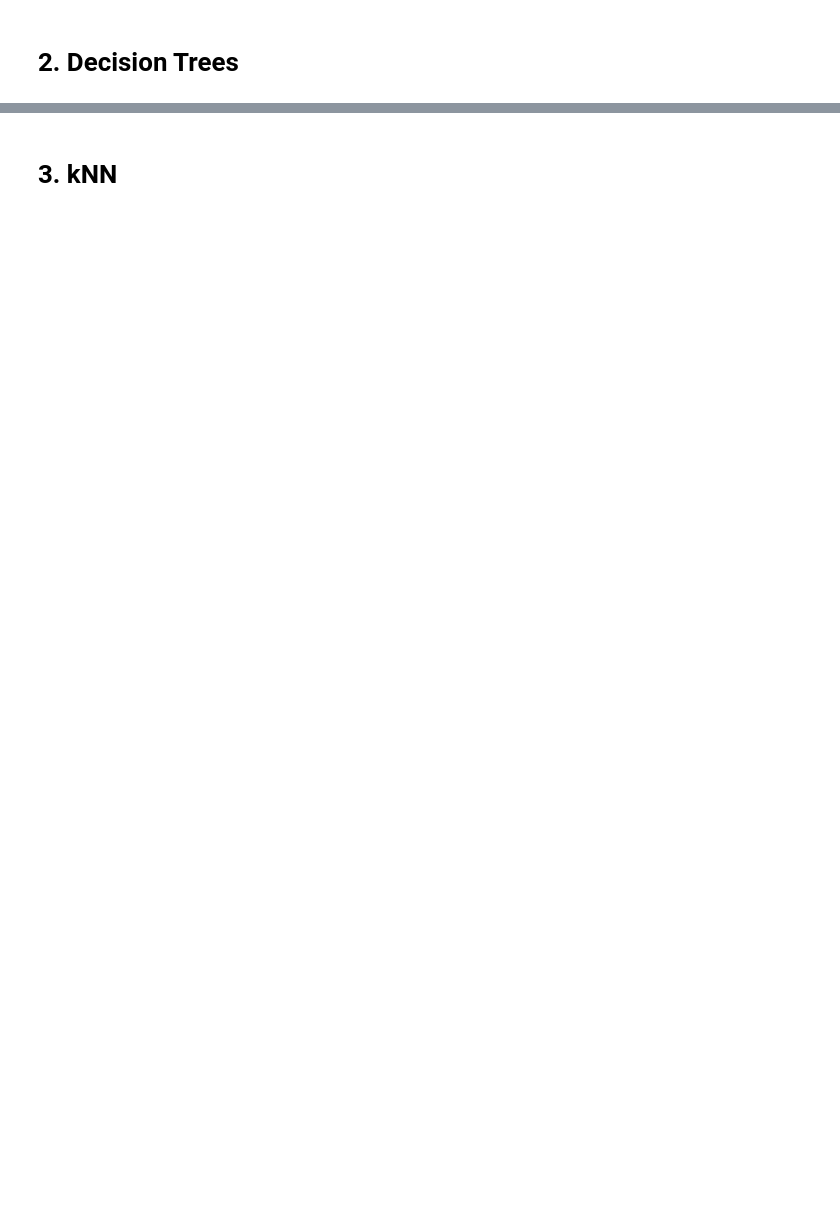
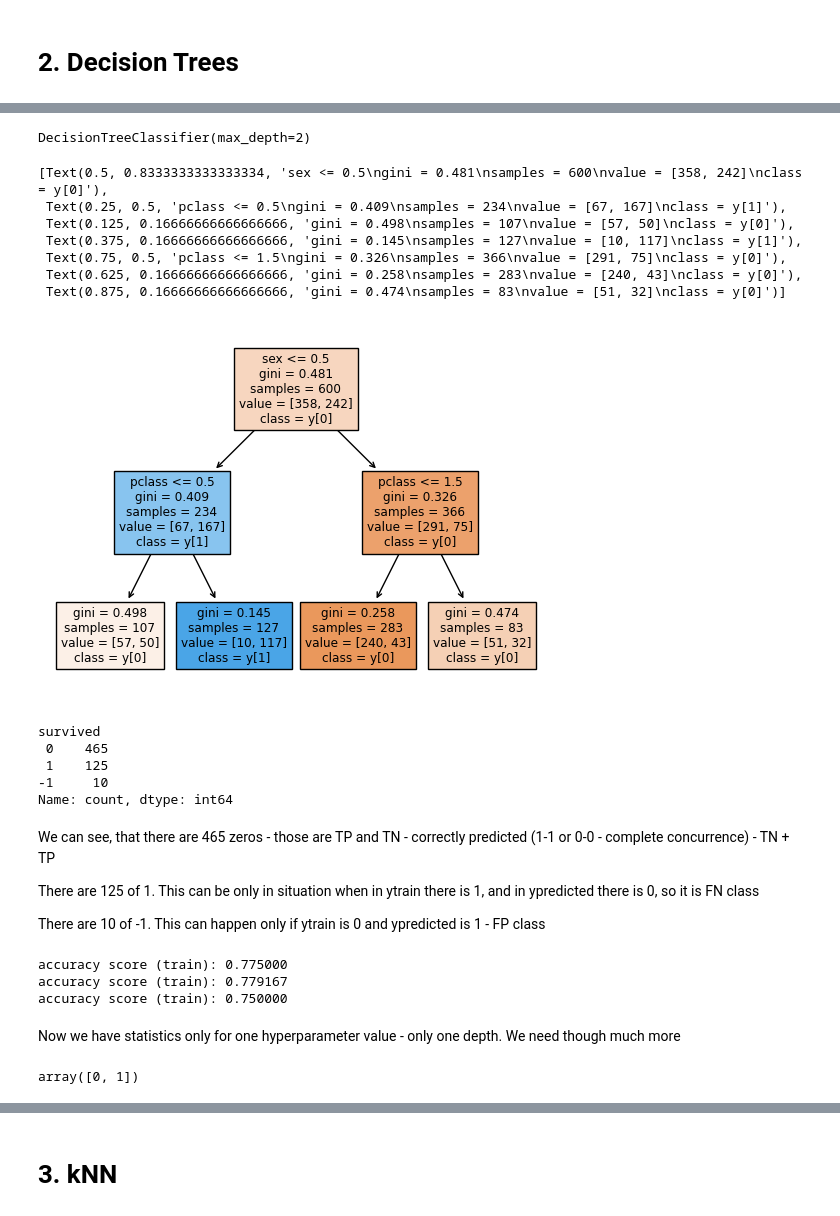
Before and after one commit to nickobard/Machine-Learning-I, a Jupyter notebook: 01/homework_01.ipynb, the cells around one changed output, grey strips where cells are left out. Saved outputs shown, nothing was run; the diff lists cells and outputs as text; code cells hidden in the pictures; blank space fills up the shorter version.

Commit message:
Decision Trees blitzkrieg done but without statistics for now

```diff
--- a/01/homework_01.ipynb
+++ b/01/homework_01.ipynb
@@ -709,0 +761,3 @@ For now we will just drop it
+# %%
+for col in df_data.select_dtypes(['category']).columns:
+    df_data[col] = df_data[col].cat.codes
@@ -711,0 +788,11 @@ For now we will just drop it
+# %%
+Xtrain, Xrest, ytrain, yrest = train_test_split(
+    df_data.drop(columns=["survived"]), df_data["survived"], test_size=0.4
+)
+
+Xtest, Xval, ytest, yval = train_test_split(
+    Xrest, yrest, test_size=0.6
+)
+# %%
+clf = DecisionTreeClassifier(max_depth=2)
+clf.get_params()
@@ -711,0 +812,46 @@ For now we will just drop it
+# %%
+clf.fit(Xtrain, ytrain)
+# %% [output]
+DecisionTreeClassifier(max_depth=2)
+# %%
+fig, ax = plt.subplots()
+plot_tree(clf, ax=ax, filled=True, feature_names=Xtrain.columns, class_names=True)
+# %% [output]
+[Text(0.5, 0.8333333333333334, 'sex <= 0.5\ngini = 0.481\nsamples = 600\nvalue = [358, 242]\nclass = y[0]'),
+ Text(0.25, 0.5, 'pclass <= 0.5\ngini = 0.409\nsamples = 234\nvalue = [67, 167]\nclass = y[1]'),
+ Text(0.125, 0.16666666666666666, 'gini = 0.498\nsamples = 107\nvalue = [57, 50]\nclass = y[0]'),
+ Text(0.375, 0.16666666666666666, 'gini = 0.145\nsamples = 127\nvalue = [10, 117]\nclass = y[1]'),
+ Text(0.75, 0.5, 'pclass <= 1.5\ngini = 0.326\nsamples = 366\nvalue = [291, 75]\nclass = y[0]'),
+ Text(0.625, 0.16666666666666666, 'gini = 0.258\nsamples = 283\nvalue = [240, 43]\nclass = y[0]'),
+ Text(0.875, 0.16666666666666666, 'gini = 0.474\nsamples = 83\nvalue = [51, 32]\nclass = y[0]')]
+[figure, added]
+# %%
+ypredicted = clf.predict(Xtrain)
+(ytrain - ypredicted).value_counts()
+# %% [output]
+survived
+ 0    465
+ 1    125
+-1     10
+Name: count, dtype: int64
+# %% [markdown]
+We can see, that there are 465 zeros - those are TP and TN - correctly predicted (1-1 or 0-0 - complete concurrence) - TN + TP
+
+There are 125 of 1. This can be only in situation when in ytrain there is 1, and in ypredicted there is 0, so it is FN class
+
+There are 10 of -1. This can happen only if ytrain is 0 and ypredicted is 1 - FP class
+# %%
+print('accuracy score (train): {0:.6f}'.format(metrics.accuracy_score(ytrain, clf.predict(Xtrain))))
+print('accuracy score (train): {0:.6f}'.format(metrics.accuracy_score(yval, clf.predict(Xval))))
+print('accuracy score (train): {0:.6f}'.format(metrics.accuracy_score(ytest, clf.predict(Xtest))))
+# %% [output]
+accuracy score (train): 0.775000
+accuracy score (train): 0.779167
+accuracy score (train): 0.750000
+# %% [markdown]
+Now we have statistics only for one hyperparameter value - only one depth. We need though much more
+# %%
+# we can see that y[0] is 0 - not survived
+clf.classes_
+# %% [output]
+array([0, 1])
```
Also changed, not shown: parts of 22 cells of this notebook.
